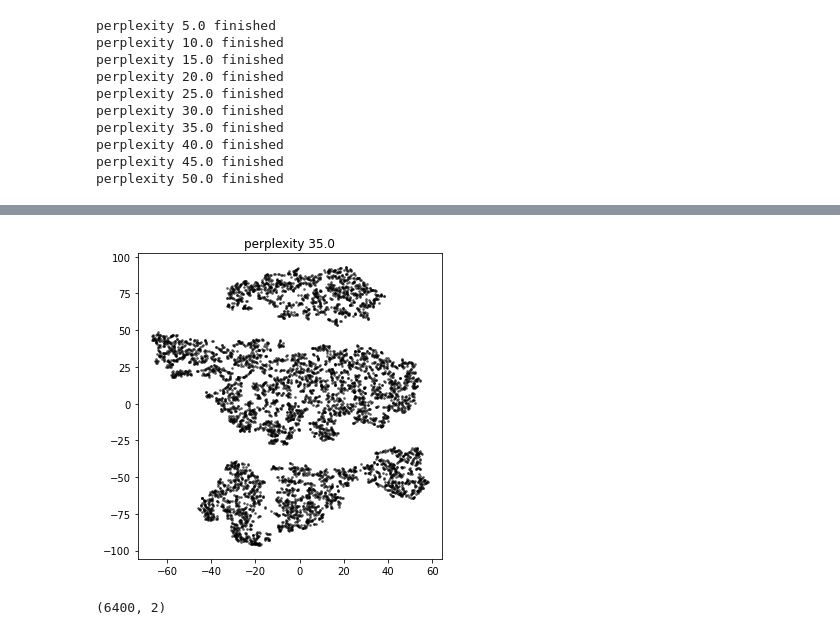
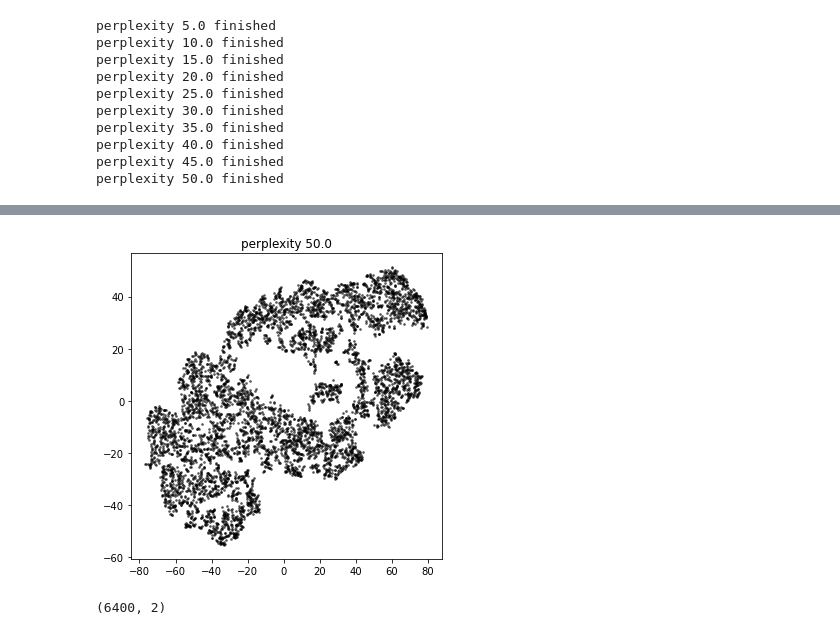
Before and after one commit to jinseuk56/drca, a Jupyter notebook: demonstration_notebook.ipynb, the cells around one changed output, grey strips where cells are left out. Drawn from its saved outputs; the diff is of its cells as text; code cells hidden in the pictures.

```diff
--- a/demonstration_notebook.ipynb
+++ b/demonstration_notebook.ipynb
@@ -307,13 +306,13 @@ plt.show()
 # %%
 # select a proper dimensionality-reduced space for clustering
-sel_ind = 6 # index of the list "perplex"
+sel_ind = 9 # index of the list "perplex"
 fig, ax = plt.subplots(1, 1, figsize=(5, 5))
 ax.scatter(embeddings[sel_ind][:, 0], embeddings[sel_ind][:, 1], s=3, c="black", alpha=0.5)
 ax.set_title("perplexity %.1f"%(perplex[sel_ind]))
 fig.tight_layout()
 plt.show()
 # %% [output]
-[figure, old version]
+[figure, new version]
 # %%
 # build a data matrix for clustering after performing t-SNE
 num_comp = num_comp_vis
```
Also changed, not shown: parts of 14 cells of this notebook.
